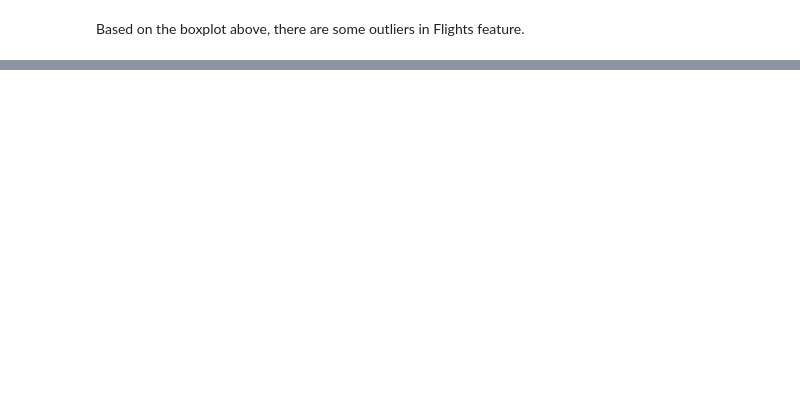
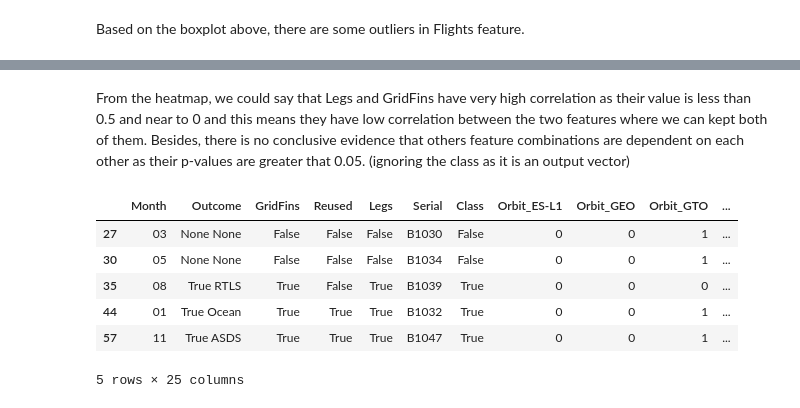
Before and after one commit to chiakl/spacex, a Jupyter notebook: spacex.ipynb, the cells around one changed output, grey strips where cells are left out. Saved outputs shown, nothing was run; the diff lists cells and outputs as text; code cells hidden in the pictures; blank space fills up the shorter version.

```diff
--- a/spacex.ipynb
+++ b/spacex.ipynb
@@ -440,0 +556,12 @@ z_score.describe()
+# %%
+# Standardization
+# Make the mean of the dataset as 0 and the standard deviation equivalent to 1
+# To ensure data to have same scale in terms of Feature to avoid bias in the outcome
+
+for x in num_fin.columns:
+    # fitting column
+    scale = StandardScaler().fit(num_fin[[x]])
+    # transforming column
+    num_fin[x] = scale.transform(num_fin[[x]])
+print('Mean:\n',num_fin.mean (axis=0))
+print('\nStd Deviation:\n',num_fin.std (axis=0))
@@ -455,0 +625,6 @@ print("Splitted testing data shape: {}".format(spacex_test.shape))
+# %%
+# Data splitting into training set and testing set
+cat_train, cat_test = train_test_split(cat, test_size=0.2, random_state=2)
+print("Original data shape: {}".format(cat.shape))
+print("Splitted training data shape: {}".format(cat_train.shape))
+print("Splitted testing data shape: {}".format(cat_test.shape))
@@ -455,0 +650,4 @@ print("Splitted testing data shape: {}".format(spacex_test.shape))
+# %%
+#Fill the missing value
+cat_train['LandingPad'].fillna(value="None", inplace=True)
+cat_train.head()
@@ -455,0 +687,5 @@ print("Splitted testing data shape: {}".format(spacex_test.shape))
+# %%
+col = ["Orbit", "LaunchSite", "LandingPad"]
+dum = pd.get_dummies(cat_train[col])
+cat_train_dum = pd.concat([cat_train.drop(columns = col), dum], axis = 1)
+cat_train_dum.head().sort_index()
@@ -455,0 +736,20 @@ print("Splitted testing data shape: {}".format(spacex_test.shape))
+# %% [markdown]
+From the heatmap, we could say that Legs and GridFins have very high correlation as their value is less than 0.5 and near to 0 and this means they have low correlation between the two features where we can kept both of them.
+Besides, there is no conclusive evidence that others feature combinations are dependent on each other as their p-values are greater that 0.05. (ignoring the class as it is an output vector)
+# %%
+# Construct data - change date from full format into month presentation
+date = cat_train_dum.loc[:, "Date"]
+month = date.apply(lambda x:x.split('-')[1])
+# month is derived attribute
+
+cat_train_dum["Date"] = month.values
+cat_train_dum.rename(columns = {'Date':'Month'}, inplace = True)
+cat_train_dum.head().sort_index()
+# %% [output]
+|  | Month | Outcome | GridFins | Reused | Legs | Serial | Class | Orbit_ES-L1 | Orbit_GEO | Orbit_GTO | ... |
+| 27 | 03 | None None | False | False | False | B1030 | False | 0 | 0 | 1 | ... |
+| 30 | 05 | None None | False | False | False | B1034 | False | 0 | 0 | 1 | ... |
+| 35 | 08 | True RTLS | True | False | True | B1039 | True | 0 | 0 | 0 | ... |
+| 44 | 01 | True Ocean | True | True | True | B1032 | True | 0 | 0 | 1 | ... |
+| 57 | 11 | True ASDS | True | True | True | B1047 | True | 0 | 0 | 1 | ... |
+5 rows × 25 columns
```
Also changed, not shown: parts of 95 cells of this notebook.
